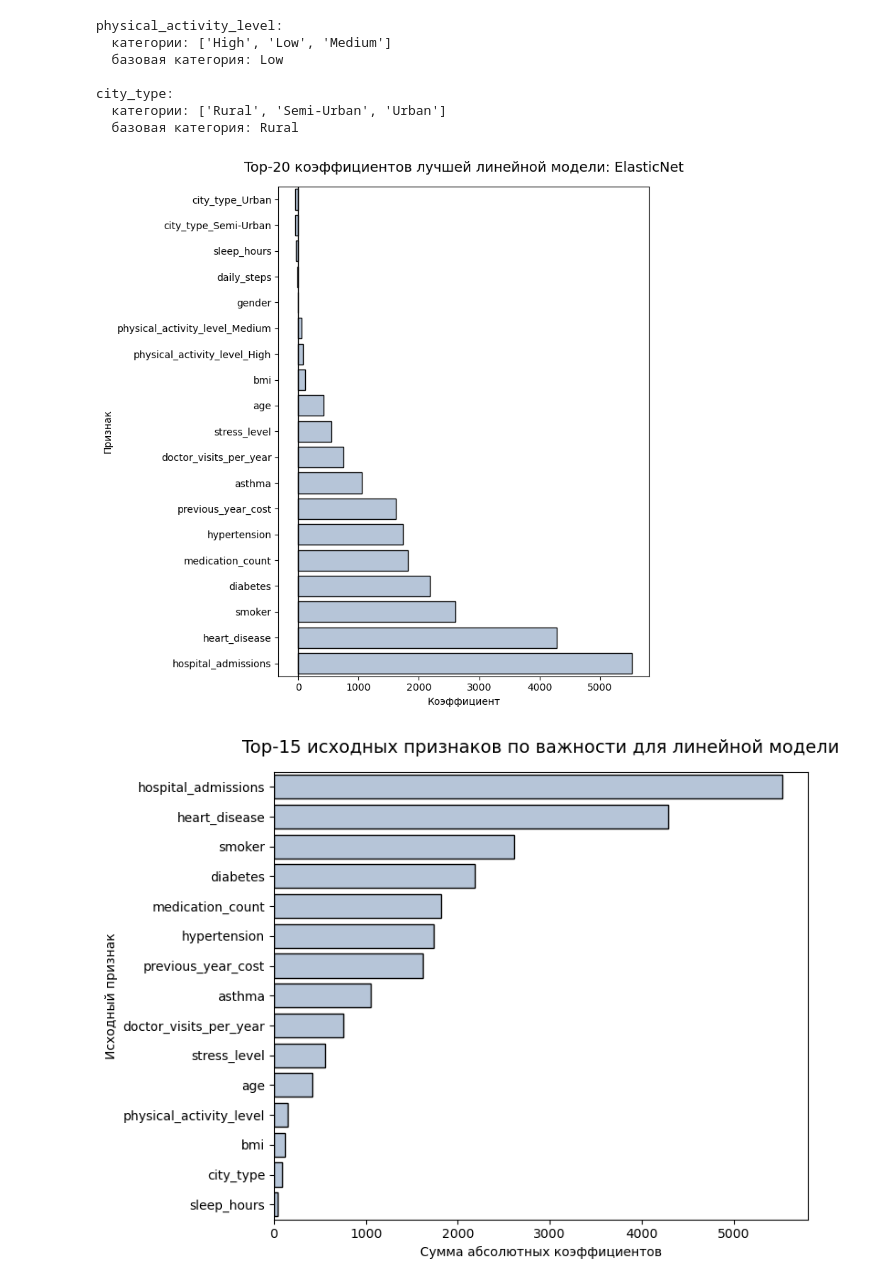
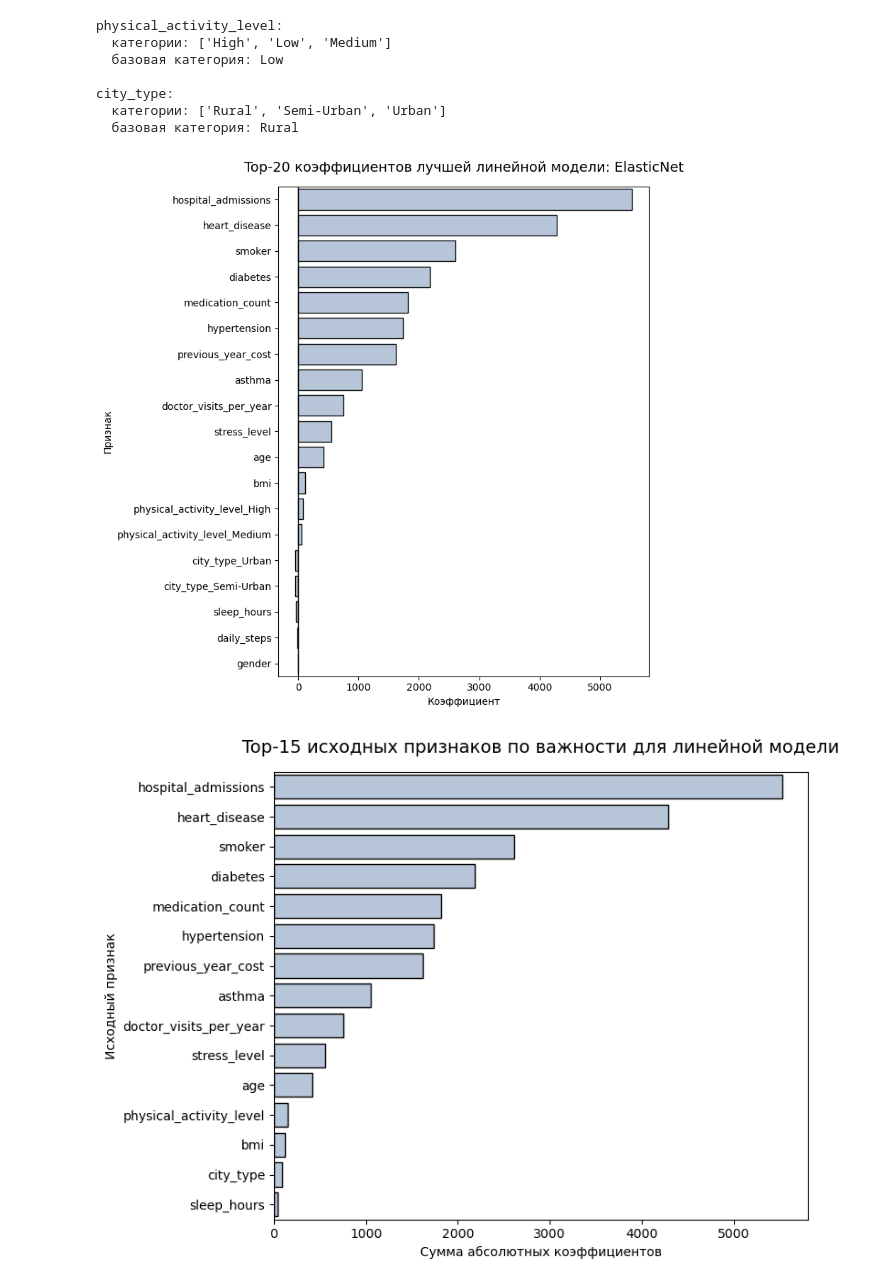
Before and after one commit to horacemtb/medcost-prediction-app, a Jupyter notebook: notebooks/full-research.ipynb, the cells around one changed output. Saved outputs shown, nothing was run; the diff lists cells and outputs as text; code cells hidden in the pictures.

```diff
--- a/notebooks/full-research.ipynb
+++ b/notebooks/full-research.ipynb
@@ -1914,32 +1914,32 @@ linear_original_feature_importance = (
 # %%
 # Визуализация наиболее важных transformed-признаков
 
 top_n = 20
-plot_coef_df = linear_coef_df.head(top_n).sort_values('coefficient')
+plot_coef_df = linear_coef_df.head(top_n)
 
 plt.figure(figsize=(8, 8))
 
 ax = sns.barplot(
     data=plot_coef_df,
     x='coefficient',
     y='feature',
     color='lightsteelblue',
     edgecolor='black'
 )
 
 ax.axvline(0, color='black', linewidth=1)
 ax.set_title(
     f'Top-{top_n} коэффициентов лучшей линейной модели: {best_linear_name}',
     fontsize=14,
     pad=15
 )
 ax.set_xlabel('Коэффициент')
 ax.set_ylabel('Признак')
 
 plt.tight_layout()
 plt.show()
 # %% [output]
-[figure, old version]
+[figure, new version]
 # %%
 # Визуализация важности исходных признаков
 
```
Also changed, not shown: parts of 5 cells of this notebook, 5 other files.
